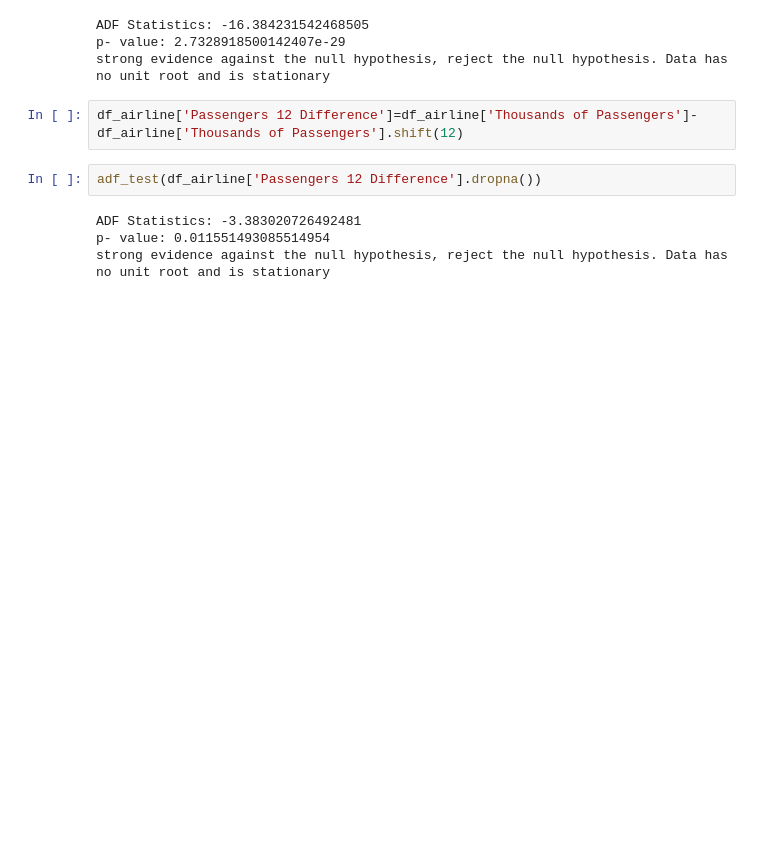
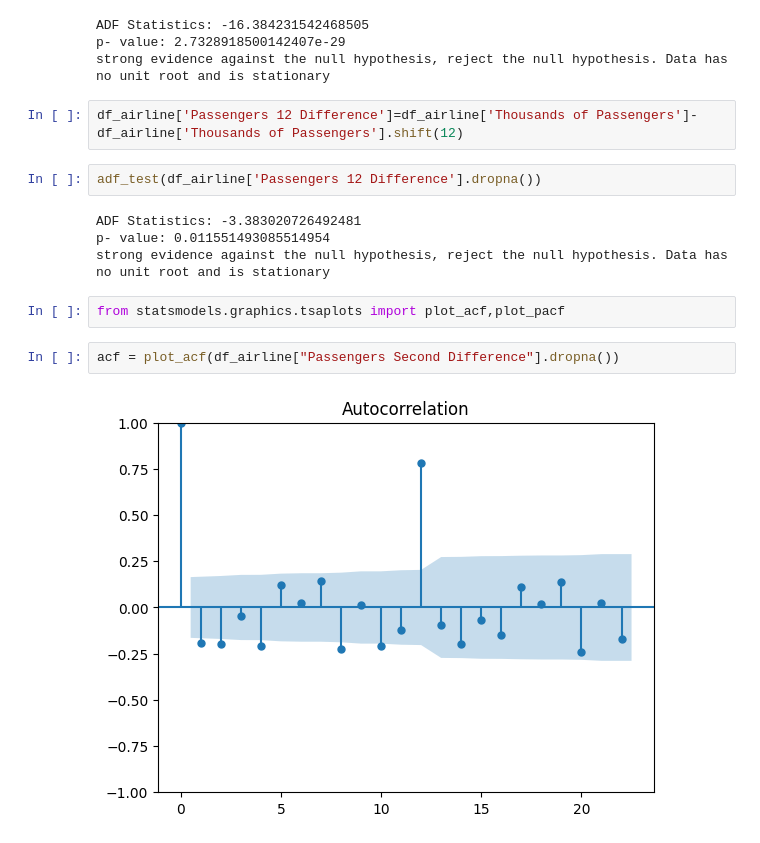
Before and after one commit to shreyas2004/airline, a Jupyter notebook: Airline.ipynb, the cells around one changed output. Saved outputs shown, nothing was run; the diff lists cells and outputs as text; blank space fills up the shorter version.

Commit message:
import plot acf and pacf by using acf plot we comapre 2nd diff and 12 diff and calculate q value

```diff
--- a/Airline.ipynb
+++ b/Airline.ipynb
@@ -129,3 +129,9 @@ adf_test(df_airline['Passengers 12 Difference'].dropna())
 ADF Statistics: -3.383020726492481
 p- value: 0.011551493085514954
 strong evidence against the null hypothesis, reject the null hypothesis. Data has no unit root and is stationary
+# %%
+from statsmodels.graphics.tsaplots import plot_acf,plot_pacf
+# %%
+acf = plot_acf(df_airline["Passengers Second Difference"].dropna())
+# %% [output]
+[figure, added]
```
Also changed, not shown: parts of 1 cell of this notebook.
